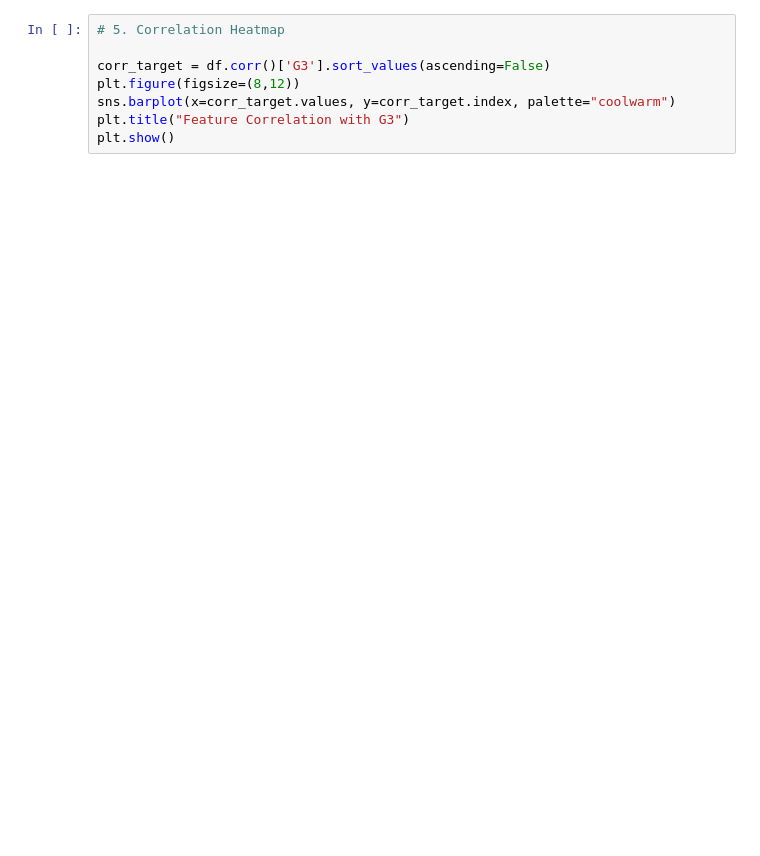
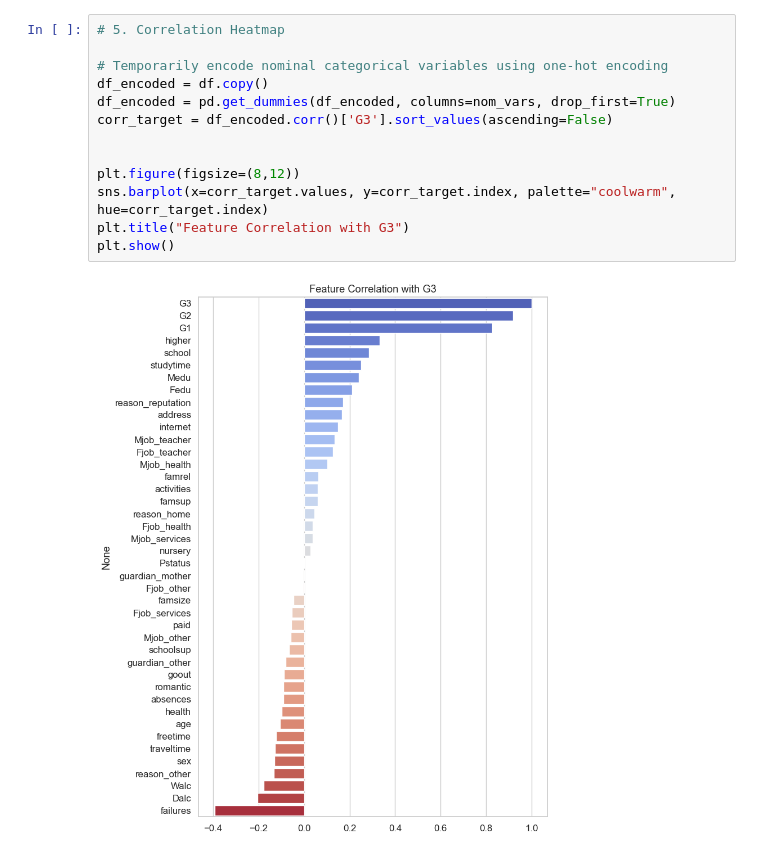
Before and after one commit to seanmcgowanx/aai-500-final-project-team-5, a Jupyter notebook: notebooks/visualizations.ipynb, the cells around one changed output. Cells and saved outputs as stored; diff of their text form; blank space fills up the shorter version.

```diff
--- a/notebooks/visualizations.ipynb
+++ b/notebooks/visualizations.ipynb
@@ -136,8 +186,15 @@ plt.show()
 # %%
 # 5. Correlation Heatmap
 
-corr_target = df.corr()['G3'].sort_values(ascending=False)
+# Temporarily encode nominal categorical variables using one-hot encoding
+df_encoded = df.copy()
+df_encoded = pd.get_dummies(df_encoded, columns=nom_vars, drop_first=True)
+corr_target = df_encoded.corr()['G3'].sort_values(ascending=False)
+
+
 plt.figure(figsize=(8,12))
-sns.barplot(x=corr_target.values, y=corr_target.index, palette="coolwarm")
+sns.barplot(x=corr_target.values, y=corr_target.index, palette="coolwarm", hue=corr_target.index)
 plt.title("Feature Correlation with G3")
 plt.show()
+# %% [output]
+[figure, added]
```
Also changed, not shown: parts of 7 cells of this notebook, 4 other files.
